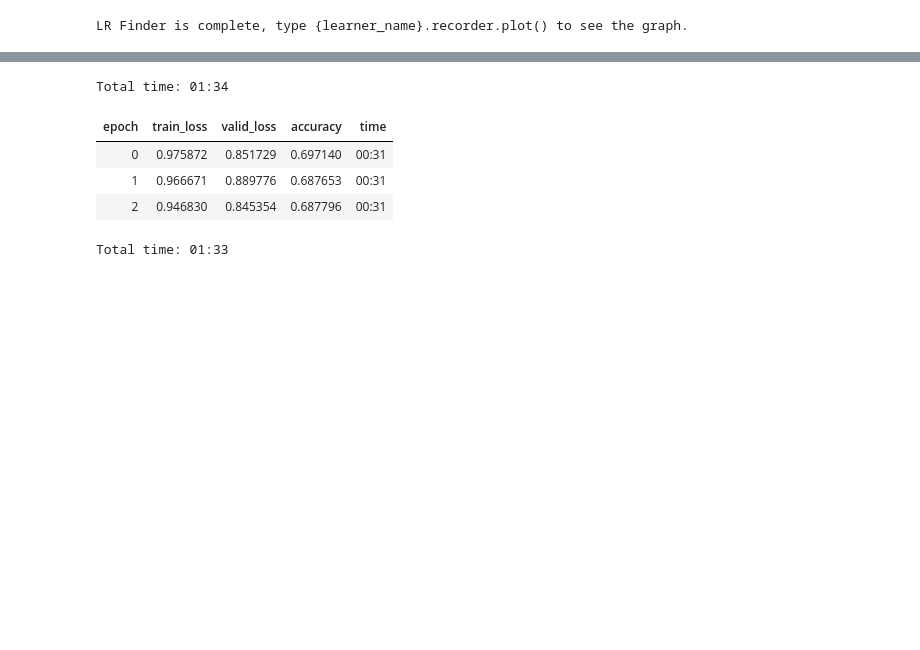
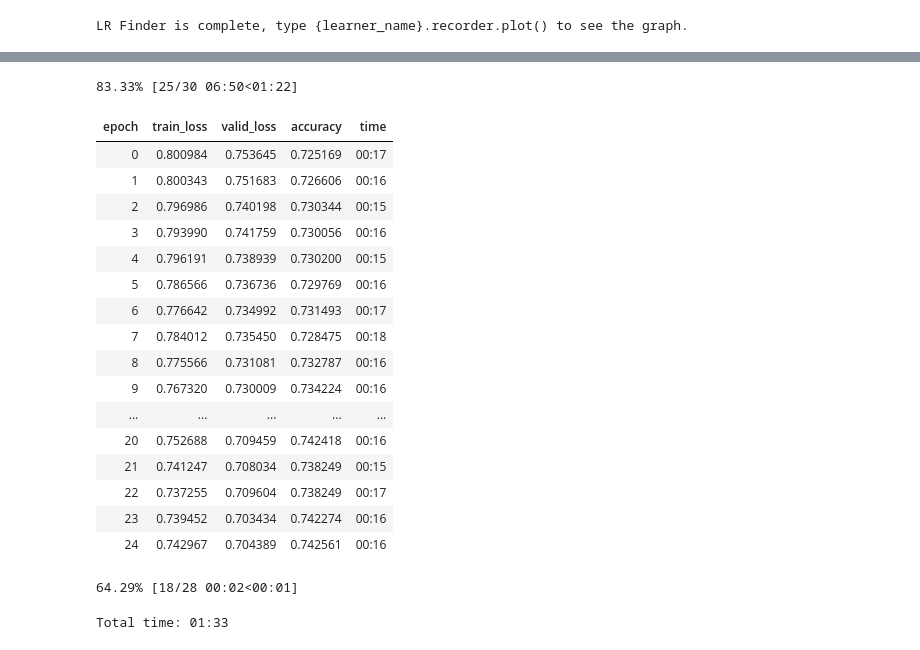
Before and after one commit to qnkhuat/emotion_train, a Jupyter notebook: fastai-resnet18.ipynb, the cells around one changed output, grey strips where cells are left out. Drawn from its saved outputs; the diff is of its cells as text; code cells hidden in the pictures; blank space fills up the shorter version.

```diff
--- a/fastai-resnet18.ipynb
+++ b/fastai-resnet18.ipynb
@@ -8,7 +29,7 @@ path ='/home/qnkhuat/data/emotion_compilation_split'
 tfms = get_transforms(do_flip=True,flip_vert=False)
 # %%
 # ran this get erro in THcroe
-data = (ImageDataBunch.from_folder(path,test='test',size=48,ds_tfms=tfms,bs=64)
+data = (ImageDataBunch.from_folder(path,test='test',size=48,ds_tfms=tfms,bs=256)
        .normalize())
 # %%
 data.show_batch(rows=3)
@@ -40,3 +61,3 @@ Total time: 01:33
 # %%
-learn.fit_one_cycle(3,)
+learn.fit_one_cycle(20)
 # %% [output]
@@ -56,11 +90,25 @@ Total time: 01:34
 # %%
-learn.fit(3,lr=10e-3)
+learn.fit(30,lr=10e-4)
 # %% [output]
-Total time: 01:34
+83.33% [25/30 06:50<01:22]
 | epoch | train_loss | valid_loss | accuracy | time |
-| 0 | 0.975872 | 0.851729 | 0.697140 | 00:31 |
-| 1 | 0.966671 | 0.889776 | 0.687653 | 00:31 |
-| 2 | 0.946830 | 0.845354 | 0.687796 | 00:31 |
+| 0 | 0.800984 | 0.753645 | 0.725169 | 00:17 |
+| 1 | 0.800343 | 0.751683 | 0.726606 | 00:16 |
+| 2 | 0.796986 | 0.740198 | 0.730344 | 00:15 |
+| 3 | 0.793990 | 0.741759 | 0.730056 | 00:16 |
+| 4 | 0.796191 | 0.738939 | 0.730200 | 00:15 |
+| 5 | 0.786566 | 0.736736 | 0.729769 | 00:16 |
+| 6 | 0.776642 | 0.734992 | 0.731493 | 00:17 |
+| 7 | 0.784012 | 0.735450 | 0.728475 | 00:18 |
+| 8 | 0.775566 | 0.731081 | 0.732787 | 00:16 |
+| 9 | 0.767320 | 0.730009 | 0.734224 | 00:16 |
+| ... | ... | ... | ... | ... |
+| 20 | 0.752688 | 0.709459 | 0.742418 | 00:16 |
+| 21 | 0.741247 | 0.708034 | 0.738249 | 00:15 |
+| 22 | 0.737255 | 0.709604 | 0.738249 | 00:17 |
+| 23 | 0.739452 | 0.703434 | 0.742274 | 00:16 |
+| 24 | 0.742967 | 0.704389 | 0.742561 | 00:16 |
+64.29% [18/28 00:02<00:01]
 # %%
 learn.fit(3,lr=10e-3)
 # %% [output]
```
Also changed, not shown: parts of 5 cells of this notebook, 3 other files.
